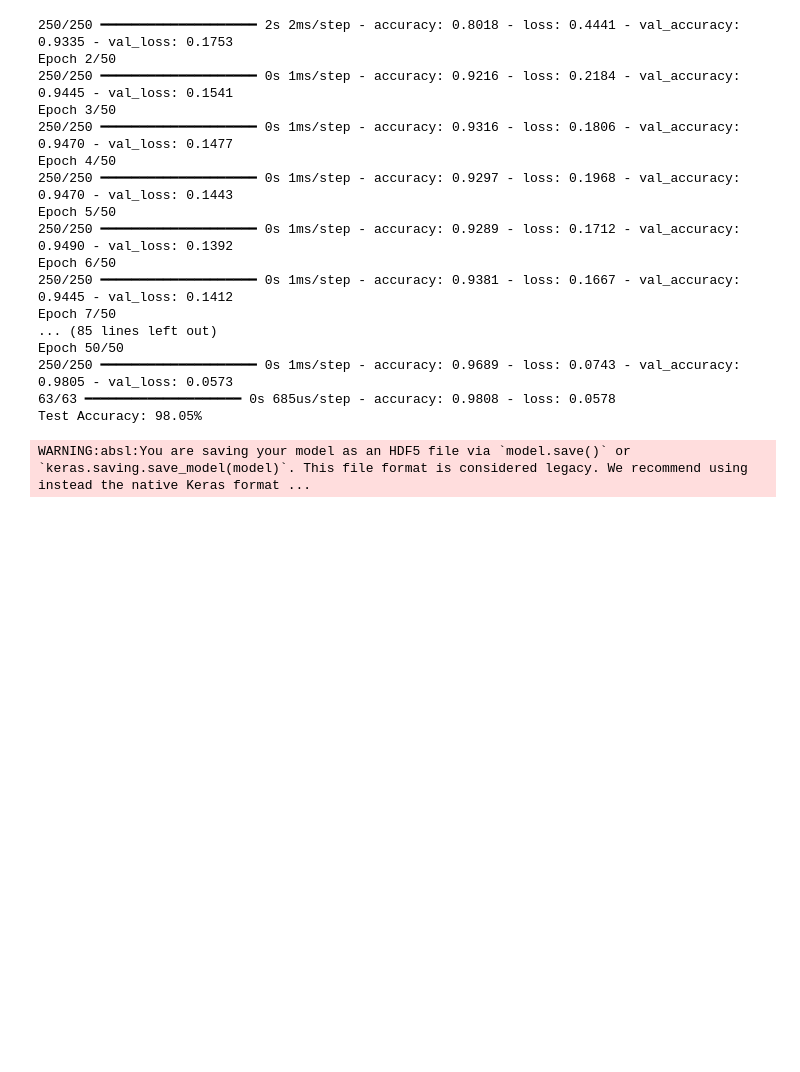
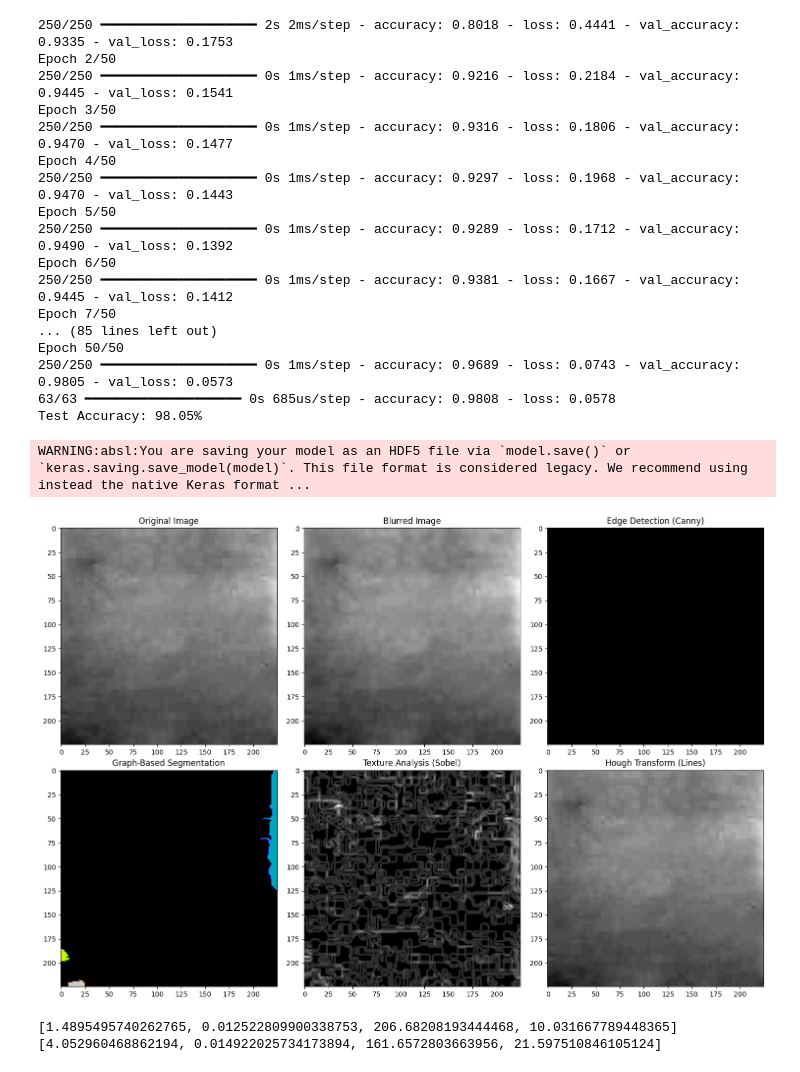
Before and after one commit to edwin16804/Surface-Crack-Detection-CNN-MV-Techniques, a Jupyter notebook: trial.ipynb, the cells around one changed output. Drawn from its saved outputs; the diff is of its cells as text; code cells hidden in the pictures; blank space fills up the shorter version.

```diff
--- a/trial.ipynb
+++ b/trial.ipynb
@@ -168,3 +168,62 @@ Test Accuracy: 98.05%
 model.save('trained_model.h5')
 # %% [output]
 WARNING:absl:You are saving your model as an HDF5 file via `model.save()` or `keras.saving.save_model(model)`. This file format is considered legacy. We recommend using instead the native Keras format ...
+# %%
+import cv2
+import numpy as np
+from skimage import filters, segmentation, feature
+from skimage.filters import sobel
+from skimage.transform import hough_line, hough_line_peaks
+import matplotlib.pyplot as plt
+
+# Step 1: Load the image
+image_path = 'nocrack.jpg'  # Replace with your image path
+image = cv2.imread(image_path, cv2.IMREAD_GRAYSCALE)
+
+# Step 2: Preprocessing - Image Enhancement
+# Apply Gaussian blur for noise reduction
+image_blurred = cv2.GaussianBlur(image, (5, 5), 0)
+
+# Step 3: Edge Detection using Canny
+edges = cv2.Canny(image_blurred, threshold1=50, threshold2=150)
+
+# Step 4: Graph-Based Segmentation (using Felzenszwalb's algorithm)
+segments = segmentation.felzenszwalb(image_blurred, scale=150, sigma=0.75, min_size=75)
+
+# Step 5: Texture Analysis using Sobel filter
+texture_edges = sobel(image_blurred)
+
+# Step 6: Hough Transform for Line Detection
+h, theta, d = hough_line(edges)
+accumulator, angles, dists = hough_line_peaks(h, theta, d)
+
+# Step 7: Display Results
+fig, axes = plt.subplots(2, 3, figsize=(15, 10))
+ax = axes.ravel()
+
+ax[0].imshow(image, cmap='gray')
+ax[0].set_title('Original Image')
+
+ax[1].imshow(image_blurred, cmap='gray')
+ax[1].set_title('Blurred Image')
+
+ax[2].imshow(edges, cmap='gray')
+ax[2].set_title('Edge Detection (Canny)')
+
+ax[3].imshow(segments, cmap='nipy_spectral')
+ax[3].set_title('Graph-Based Segmentation')
+
+ax[4].imshow(texture_edges, cmap='gray')
+ax[4].set_title('Texture Analysis (Sobel)')
+
+ax[5].imshow(image, cmap='gray')
+for _, angle, dist in zip(*hough_line_peaks(h, theta, d)):
+    y0 = (dist - 0 * np.cos(angle)) / np.sin(angle)
+    y1 = (dist - image.shape[1] * np.cos(angle)) / np.sin(angle)
+    ax[5].plot((0, image.shape[1]), (y0, y1), '-r')
+ax[5].set_title('Hough Transform (Lines)')
+
+plt.tight_layout()
+plt.show()
+# %% [output]
+[figure, added]
@@ -170,0 +260,13 @@ WARNING:absl:You are saving your model as an HDF5 file via `model.save()` or `ke
+# %%
+# Step 1: Load the image
+image_path = '00040.jpg'  # Replace with your image path
+image = cv2.imread(image_path, cv2.IMREAD_GRAYSCALE)
+print(extract_features(image))
+
+# Step 1: Load the image
+image_path = '00042.jpg'  # Replace with your image path
+image = cv2.imread(image_path, cv2.IMREAD_GRAYSCALE)
+print(extract_features(image))
+# %% [output]
+[1.4895495740262765, 0.012522809900338753, 206.68208193444468, 10.031667789448365]
+[4.052960468862194, 0.014922025734173894, 161.6572803663956, 21.597510846105124]
```
Also changed, not shown: parts of 1 cell of this notebook, 5 other files.
